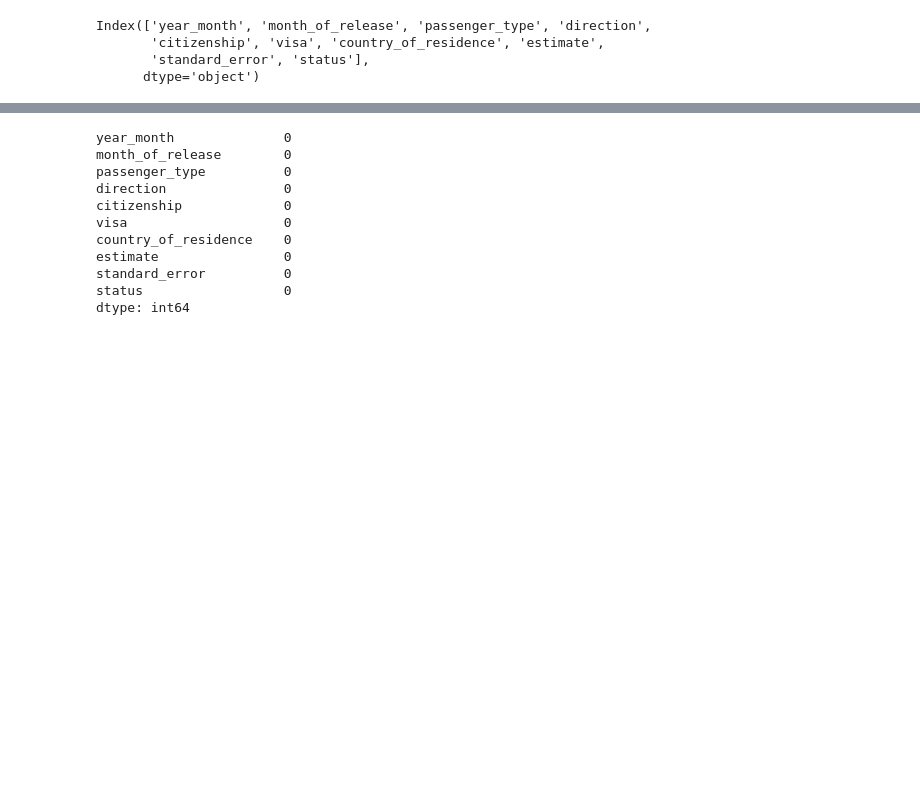
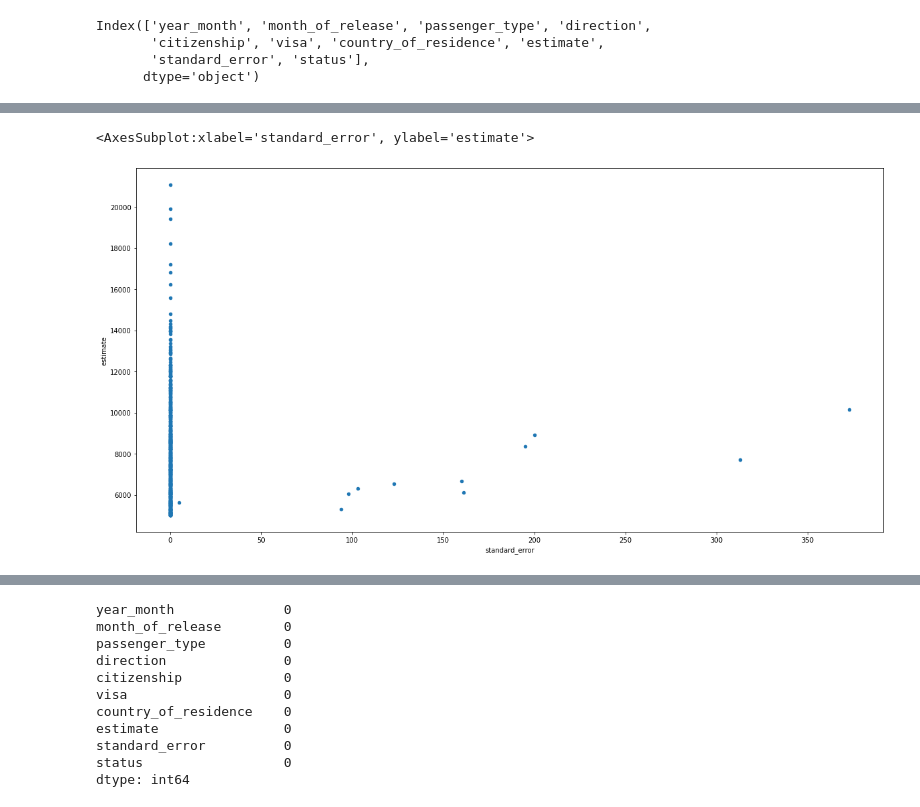
Before and after one commit to Nuh-Thierry/Project-Analyste, a Jupyter notebook: index.ipynb, the cells around one changed output, grey strips where cells are left out. Saved outputs shown, nothing was run; the diff lists cells and outputs as text; code cells hidden in the pictures; blank space fills up the shorter version.

```diff
--- a/index.ipynb
+++ b/index.ipynb
@@ -80,0 +98,3 @@ Index(['year_month', 'month_of_release', 'passenger_type', 'direction',
+# %%
+data_estimate=data[data['estimate']>5000]
+data_estimate
@@ -80,0 +115,5 @@ Index(['year_month', 'month_of_release', 'passenger_type', 'direction',
+# %%
+data_estimate[['standard_error','estimate']].plot(kind='scatter',x='standard_error',y='estimate',figsize=(20,10))
+# %% [output]
+<AxesSubplot:xlabel='standard_error', ylabel='estimate'>
+[figure, added]
```
Also changed, not shown: parts of 12 cells of this notebook.
